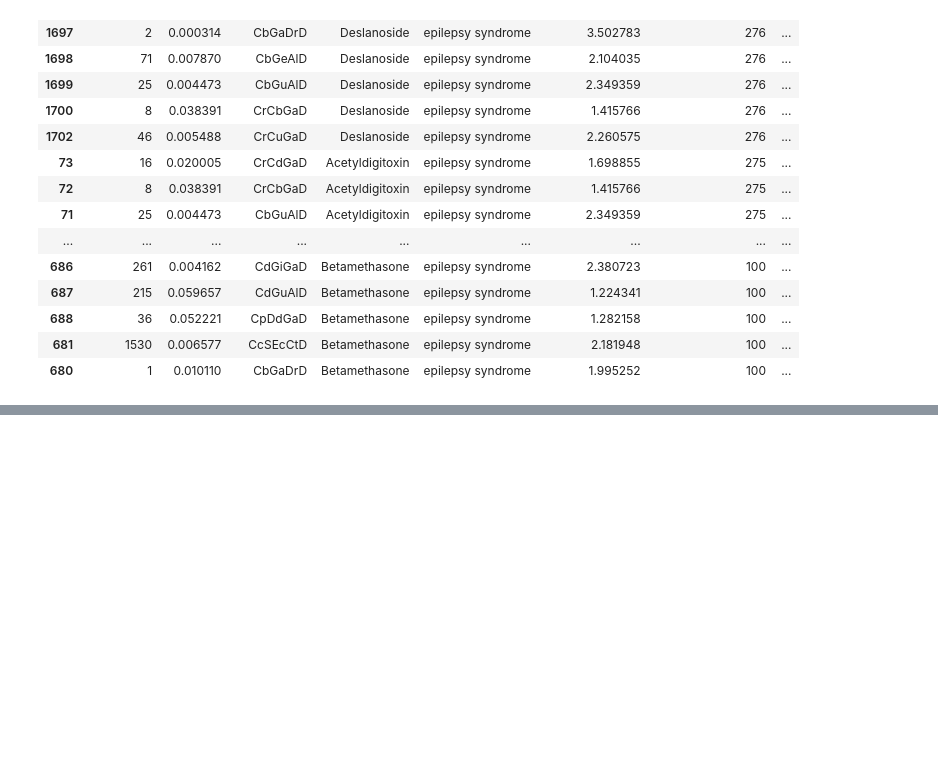
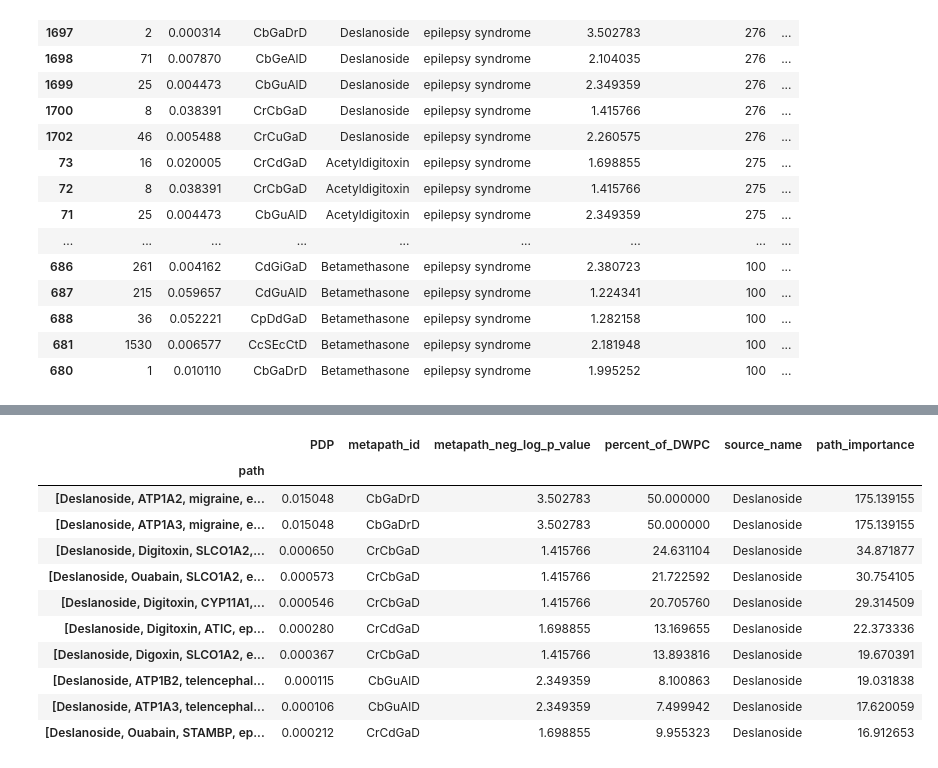
Before and after one commit to greenelab/connectivity-search-analyses, a Jupyter notebook: explore/Supervised_Unsupervised_Corner_Cases.ipynb, the cells around one changed output, grey strips where cells are left out. Cells and saved outputs as stored; diff of their text form; code cells hidden in the pictures; blank space fills up the shorter version.

```diff
--- a/explore/Supervised_Unsupervised_Corner_Cases.ipynb
+++ b/explore/Supervised_Unsupervised_Corner_Cases.ipynb
@@ -304,0 +310,15 @@ top_ten_paths_df[top_ten_paths_df['source_name'] == 'Deslanoside']
+# %%
+top_paths_df[top_paths_df['source_name'] == 'Deslanoside'].head(10)
+# %% [output]
+|  | PDP | metapath_id | metapath_neg_log_p_value | percent_of_DWPC | source_name | path_importance |
+| path |  |  |  |  |  |  |
+| [Deslanoside, ATP1A2, migraine, e... | 0.015048 | CbGaDrD | 3.502783 | 50.000000 | Deslanoside | 175.139155 |
+| [Deslanoside, ATP1A3, migraine, e... | 0.015048 | CbGaDrD | 3.502783 | 50.000000 | Deslanoside | 175.139155 |
+| [Deslanoside, Digitoxin, SLCO1A2,... | 0.000650 | CrCbGaD | 1.415766 | 24.631104 | Deslanoside | 34.871877 |
+| [Deslanoside, Ouabain, SLCO1A2, e... | 0.000573 | CrCbGaD | 1.415766 | 21.722592 | Deslanoside | 30.754105 |
+| [Deslanoside, Digitoxin, CYP11A1,... | 0.000546 | CrCbGaD | 1.415766 | 20.705760 | Deslanoside | 29.314509 |
+| [Deslanoside, Digitoxin, ATIC, ep... | 0.000280 | CrCdGaD | 1.698855 | 13.169655 | Deslanoside | 22.373336 |
+| [Deslanoside, Digoxin, SLCO1A2, e... | 0.000367 | CrCbGaD | 1.415766 | 13.893816 | Deslanoside | 19.670391 |
+| [Deslanoside, ATP1B2, telencephal... | 0.000115 | CbGuAlD | 2.349359 | 8.100863 | Deslanoside | 19.031838 |
+| [Deslanoside, ATP1A3, telencephal... | 0.000106 | CbGuAlD | 2.349359 | 7.499942 | Deslanoside | 17.620059 |
+| [Deslanoside, Ouabain, STAMBP, ep... | 0.000212 | CrCdGaD | 1.698855 | 9.955323 | Deslanoside | 16.912653 |
```
Also changed, not shown: parts of 10 cells of this notebook.
